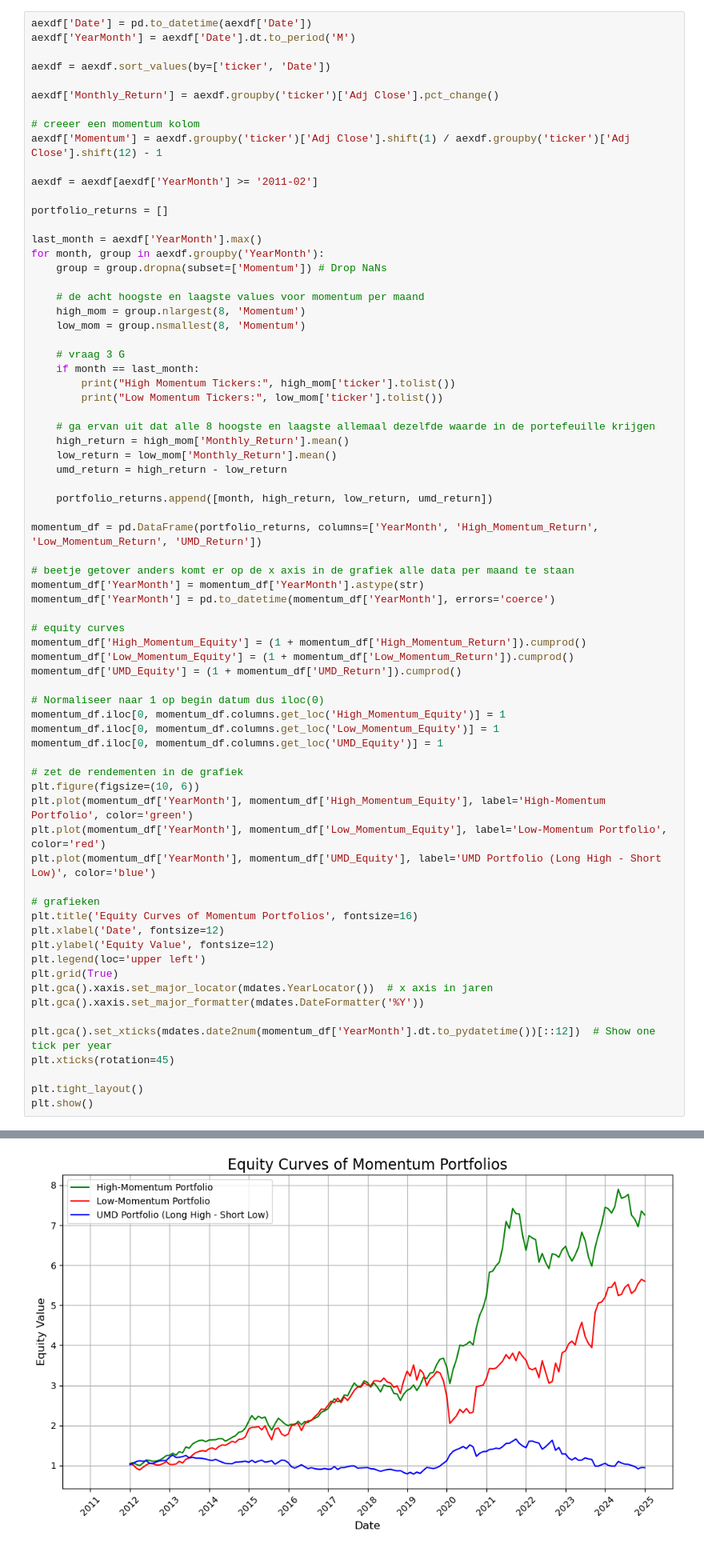
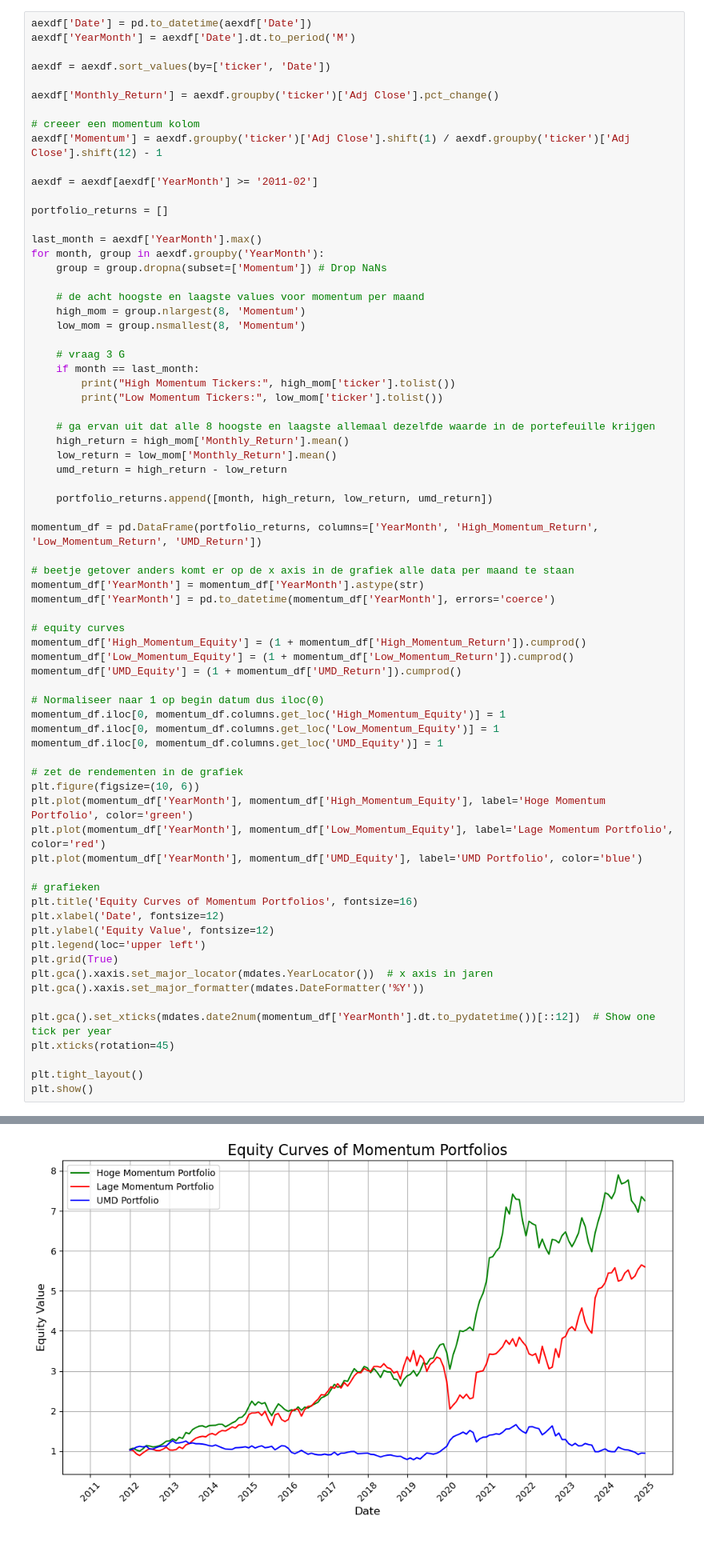
Before and after one commit to RensG2005/seminarfinance, a Jupyter notebook: momentum.ipynb, the cells around one changed output, grey strips where cells are left out. Shown at 80% size. Drawn from its saved outputs; the diff is of its cells as text.

```diff
--- a/momentum.ipynb
+++ b/momentum.ipynb
@@ -81,37 +81,37 @@ momentum_df['YearMonth'] = pd.to_datetime(momentum_df['YearMonth'], errors='coer
 # equity curves
 momentum_df['High_Momentum_Equity'] = (1 + momentum_df['High_Momentum_Return']).cumprod()
 momentum_df['Low_Momentum_Equity'] = (1 + momentum_df['Low_Momentum_Return']).cumprod()
 momentum_df['UMD_Equity'] = (1 + momentum_df['UMD_Return']).cumprod()
 
 # Normaliseer naar 1 op begin datum dus iloc(0)
 momentum_df.iloc[0, momentum_df.columns.get_loc('High_Momentum_Equity')] = 1
 momentum_df.iloc[0, momentum_df.columns.get_loc('Low_Momentum_Equity')] = 1
 momentum_df.iloc[0, momentum_df.columns.get_loc('UMD_Equity')] = 1
 
 # zet de rendementen in de grafiek
 plt.figure(figsize=(10, 6))
-plt.plot(momentum_df['YearMonth'], momentum_df['High_Momentum_Equity'], label='High-Momentum Portfolio', color='green')
-plt.plot(momentum_df['YearMonth'], momentum_df['Low_Momentum_Equity'], label='Low-Momentum Portfolio', color='red')
-plt.plot(momentum_df['YearMonth'], momentum_df['UMD_Equity'], label='UMD Portfolio (Long High - Short Low)', color='blue')
+plt.plot(momentum_df['YearMonth'], momentum_df['High_Momentum_Equity'], label='Hoge Momentum Portfolio', color='green')
+plt.plot(momentum_df['YearMonth'], momentum_df['Low_Momentum_Equity'], label='Lage Momentum Portfolio', color='red')
+plt.plot(momentum_df['YearMonth'], momentum_df['UMD_Equity'], label='UMD Portfolio', color='blue')
 
 # grafieken
 plt.title('Equity Curves of Momentum Portfolios', fontsize=16)
 plt.xlabel('Date', fontsize=12)
 plt.ylabel('Equity Value', fontsize=12)
 plt.legend(loc='upper left')
 plt.grid(True)
 plt.gca().xaxis.set_major_locator(mdates.YearLocator())  # x axis in jaren
 plt.gca().xaxis.set_major_formatter(mdates.DateFormatter('%Y'))
 
 plt.gca().set_xticks(mdates.date2num(momentum_df['YearMonth'].dt.to_pydatetime())[::12])  # Show one tick per year
 plt.xticks(rotation=45)
 
 plt.tight_layout()
 plt.show()
 # %% [output]
 High Momentum Tickers: ['PHIA.AS', 'PRX.AS', 'INGA.AS', 'AD.AS', 'UNA.AS', 'WKL.AS', 'REN.AS', 'AGN.AS']
 Low Momentum Tickers: ['BESI.AS', 'HEIA.AS', 'ASML.AS', 'AKZA.AS', 'RAND.AS', 'EXO.AS', 'UMG.AS', 'ASM.AS']
-[figure, old version]
+[figure, new version]
 # %% [markdown]
 # vraag 3 G
 De tickers in de hoge momentum portfolio te maart 2025 zijn: 'PHIA.AS', 'PRX.AS', 'INGA.AS', 'AD.AS', 'UNA.AS', 'WKL.AS', 'REN.AS', 'AGN.AS'
```
Also changed, not shown: parts of 4 cells of this notebook.
